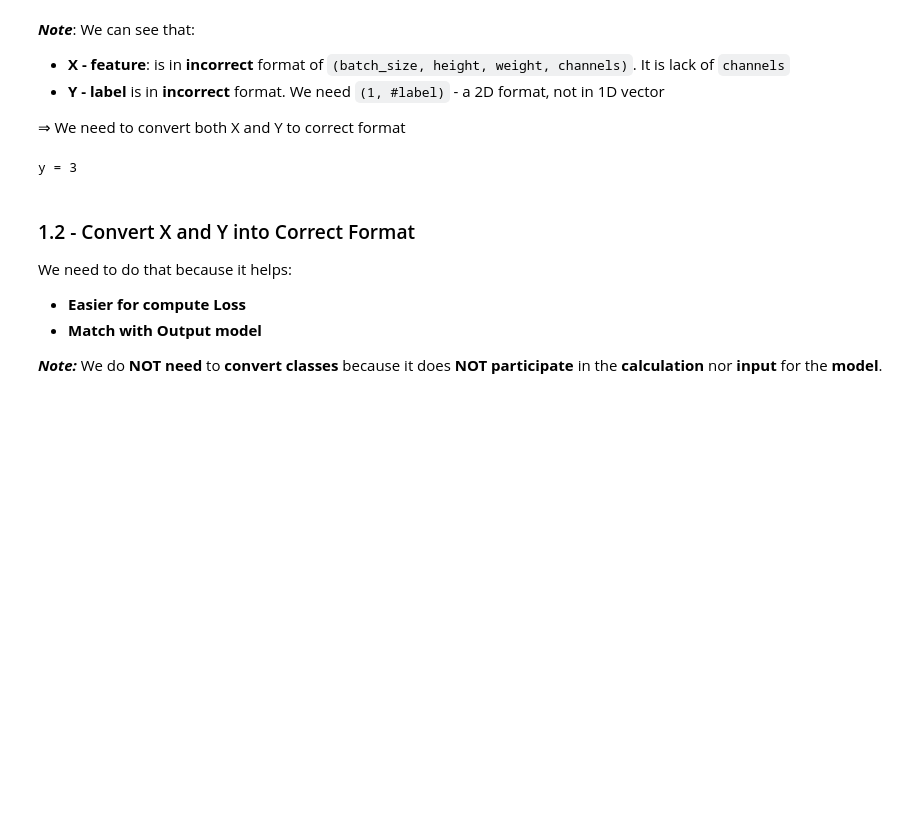
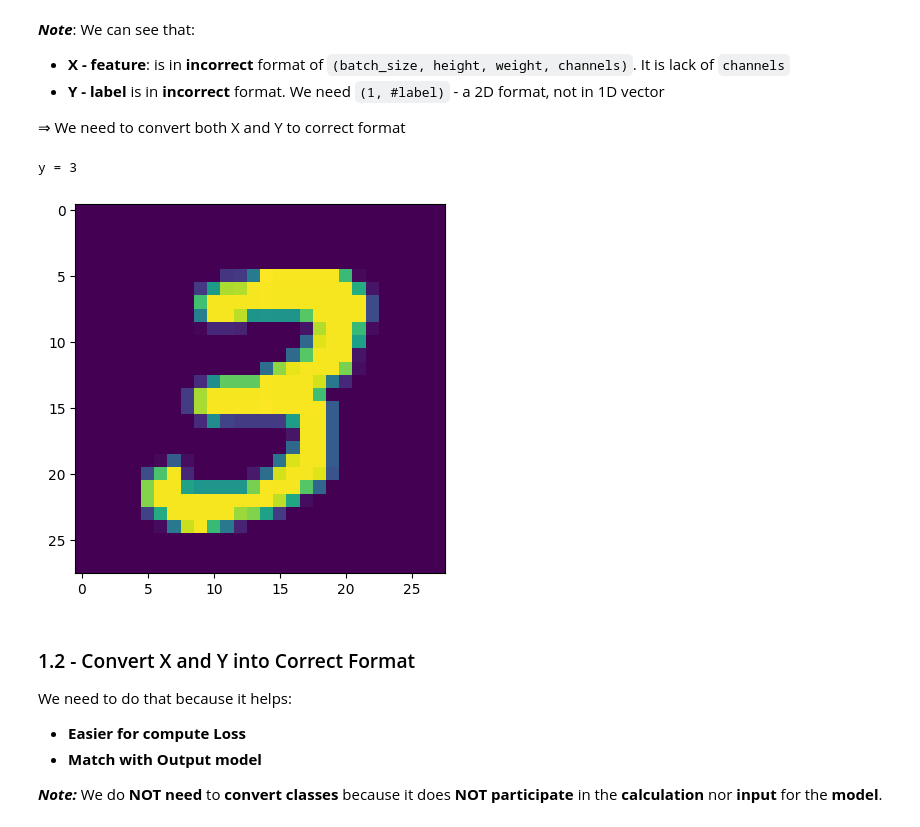
Before and after one commit to anhnt02hpx/Classical-Model, a Jupyter notebook: LeNet-5/LeNet-5_Model.ipynb, the cells around one changed output. Cells and saved outputs as stored; diff of their text form; code cells hidden in the pictures; blank space fills up the shorter version.

Commit message:
Add Show Example of Training Data

```diff
--- a/LeNet-5/LeNet-5_Model.ipynb
+++ b/LeNet-5/LeNet-5_Model.ipynb
@@ -54,10 +54,11 @@ Classes shape: (10,)
 # %%
 # Example of an image from the dataset
 index = 7
-# plt.imshow(train_set_x_orig[index])
+plt.imshow(train_set_x_orig[index])
 print ("y = " + str(np.squeeze(train_set_y_orig[index])))
 # %% [output]
 y = 3
+[figure, added]
 # %% [markdown]
 ### 1.2 - Convert X and Y into Correct Format
 
```
Also changed, not shown: parts of 1 cell of this notebook.
